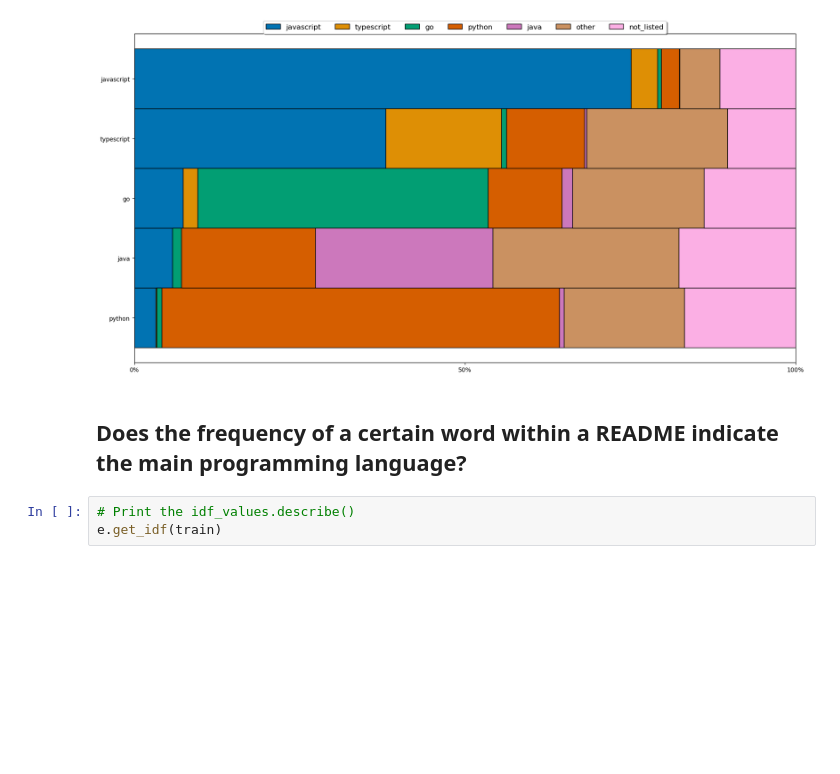
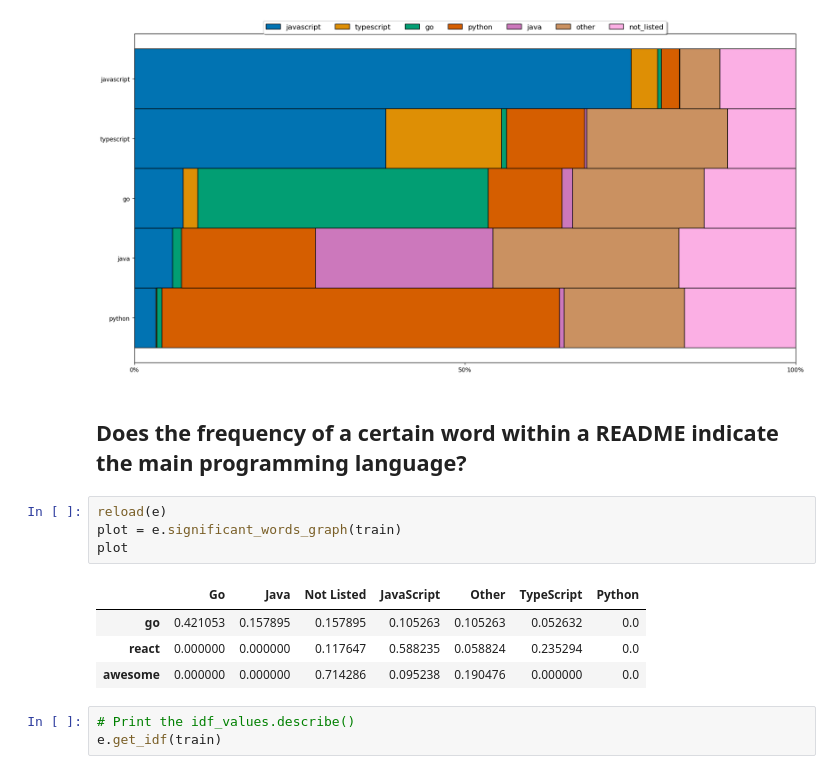
Before and after one commit to L-G-B-Team/nlp-project, a Jupyter notebook: final_report.ipynb, the cells around one changed output. Cells and saved outputs as stored; diff of their text form; blank space fills up the shorter version.

Commit message:
explore graph changes

```diff
--- a/final_report.ipynb
+++ b/final_report.ipynb
@@ -164,6 +165,15 @@ e.language_name_percentage_plot(train)
 [figure]
 # %% [markdown]
 ## Does the frequency of a certain word within a README indicate the main programming language?
+# %%
+reload(e)
+plot = e.significant_words_graph(train)
+plot
+# %% [output]
+|  | Go | Java | Not Listed | JavaScript | Other | TypeScript | Python |
+| go | 0.421053 | 0.157895 | 0.157895 | 0.105263 | 0.105263 | 0.052632 | 0.0 |
+| react | 0.000000 | 0.000000 | 0.117647 | 0.588235 | 0.058824 | 0.235294 | 0.0 |
+| awesome | 0.000000 | 0.000000 | 0.714286 | 0.095238 | 0.190476 | 0.000000 | 0.0 |
 # %%
 # Print the idf_values.describe()
 e.get_idf(train)
```
Also changed, not shown: parts of 5 cells of this notebook, 2 other files.
